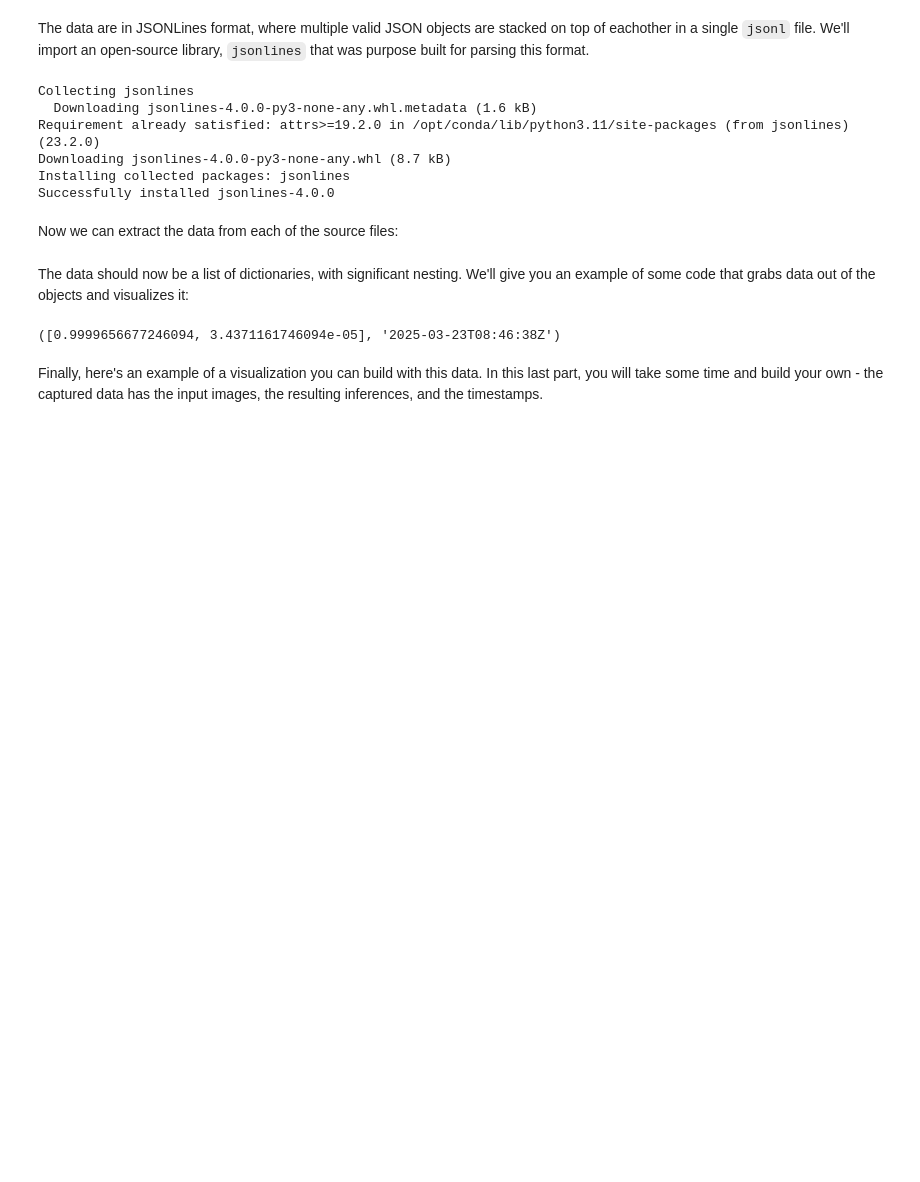
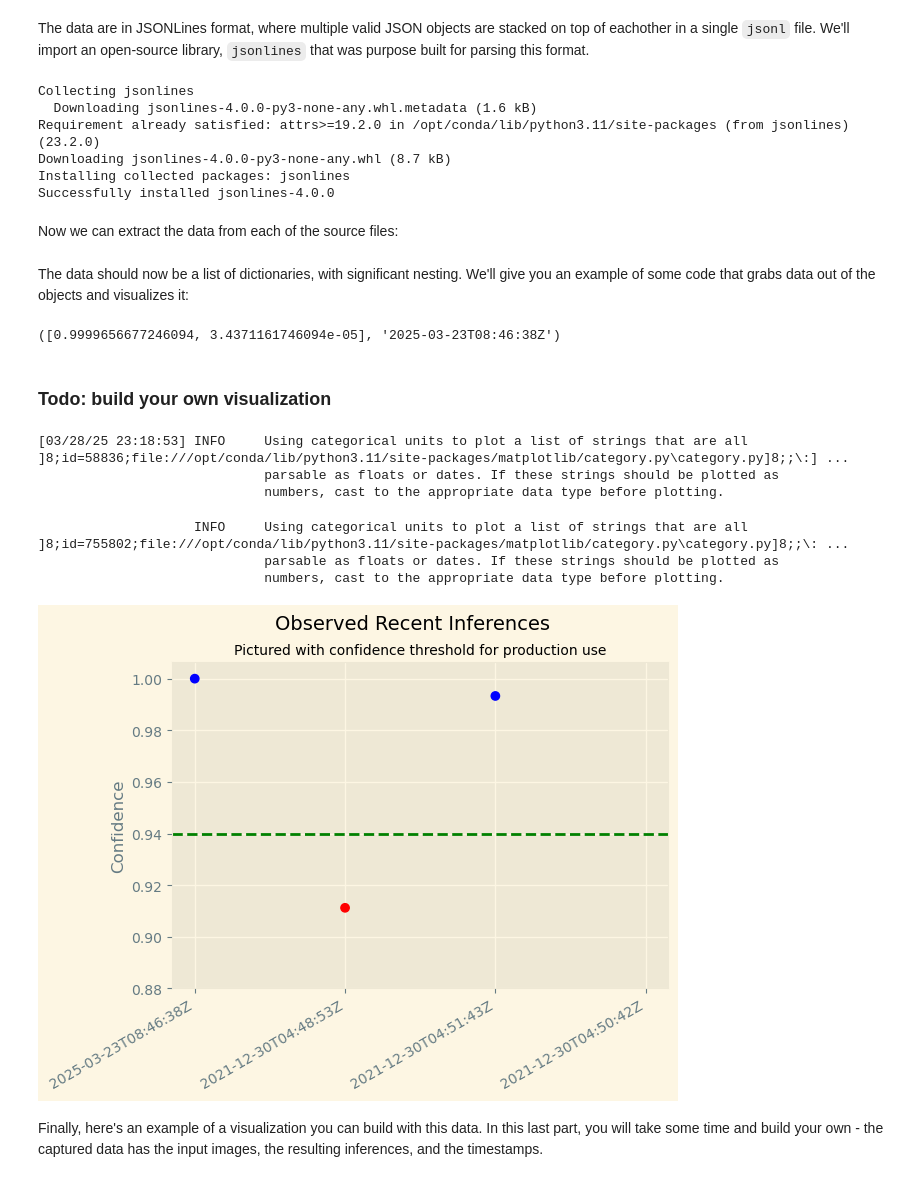
Before and after one commit to prajwalnagaraja07/aws-project-2, a Jupyter notebook: starter.ipynb, the cells around one changed output. Saved outputs shown, nothing was run; the diff lists cells and outputs as text; code cells hidden in the pictures; blank space fills up the shorter version.

```diff
--- a/starter.ipynb
+++ b/starter.ipynb
@@ -698,5 +801,40 @@ def simple_getter(obj):
 simple_getter(json_data[0])
 # %% [output]
 ([0.9999656677246094, 3.4371161746094e-05], '2025-03-23T08:46:38Z')
+# %% [markdown]
+### Todo: build your own visualization
+# %%
+import matplotlib.pyplot as plt
+# Populate the data for the x and y axis
+x = []
+y = []
+for obj in json_data:
+    inference, timestamp = simple_getter(obj)
+
+    y.append(max(inference))
+    x.append(timestamp)
+
+# Todo: here is an visualization example, take some time to build another visual that helps monitor the result
+# Plot the data
+plt.scatter(x, y, c=['r' if k<.94 else 'b' for k in y ])
+plt.axhline(y=0.94, color='g', linestyle='--')
+plt.ylim(bottom=.88)
+
+# Add labels
+plt.ylabel("Confidence")
+plt.suptitle("Observed Recent Inferences", size=14)
+plt.title("Pictured with confidence threshold for production use", size=10)
+
+# Give it some pizzaz!
+plt.style.use("Solarize_Light2")
+plt.gcf().autofmt_xdate()
+# %% [output]
+[03/28/25 23:18:53] INFO     Using categorical units to plot a list of strings that are all         ]8;id=58836;file:///opt/conda/lib/python3.11/site-packages/matplotlib/category.py\category.py]8;;\:] ...
+                             parsable as floats or dates. If these strings should be plotted as
+                             numbers, cast to the appropriate data type before plotting.
+                    INFO     Using categorical units to plot a list of strings that are all         ]8;id=755802;file:///opt/conda/lib/python3.11/site-packages/matplotlib/category.py\category.py]8;;\: ...
+                             parsable as floats or dates. If these strings should be plotted as
+                             numbers, cast to the appropriate data type before plotting.
+[figure, added]
 # %% [markdown]
 Finally, here's an example of a visualization you can build with this data. In this last part, you will take some time and build your own - the captured data has the input images, the resulting inferences, and the timestamps.
```
Also changed, not shown: parts of 25 cells of this notebook, 2 other files.
